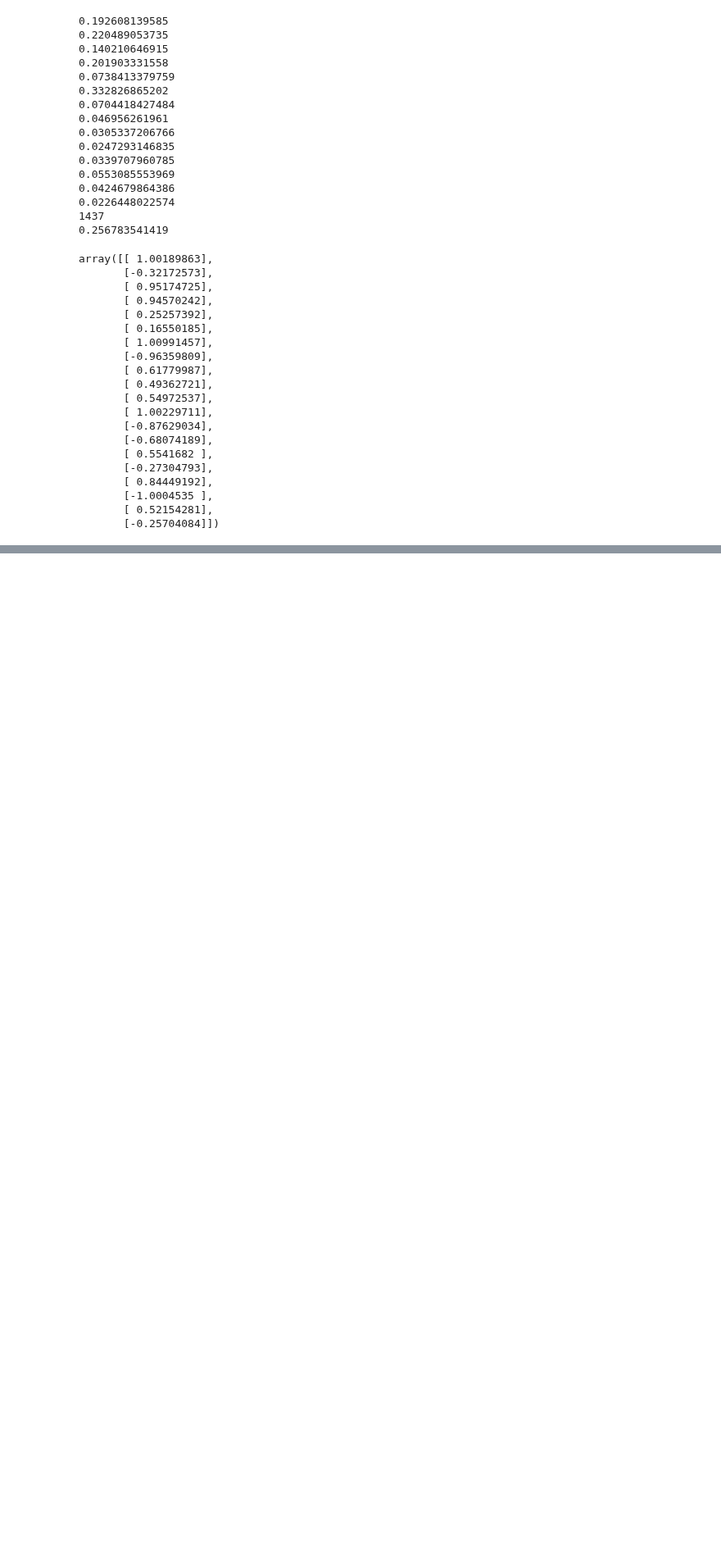
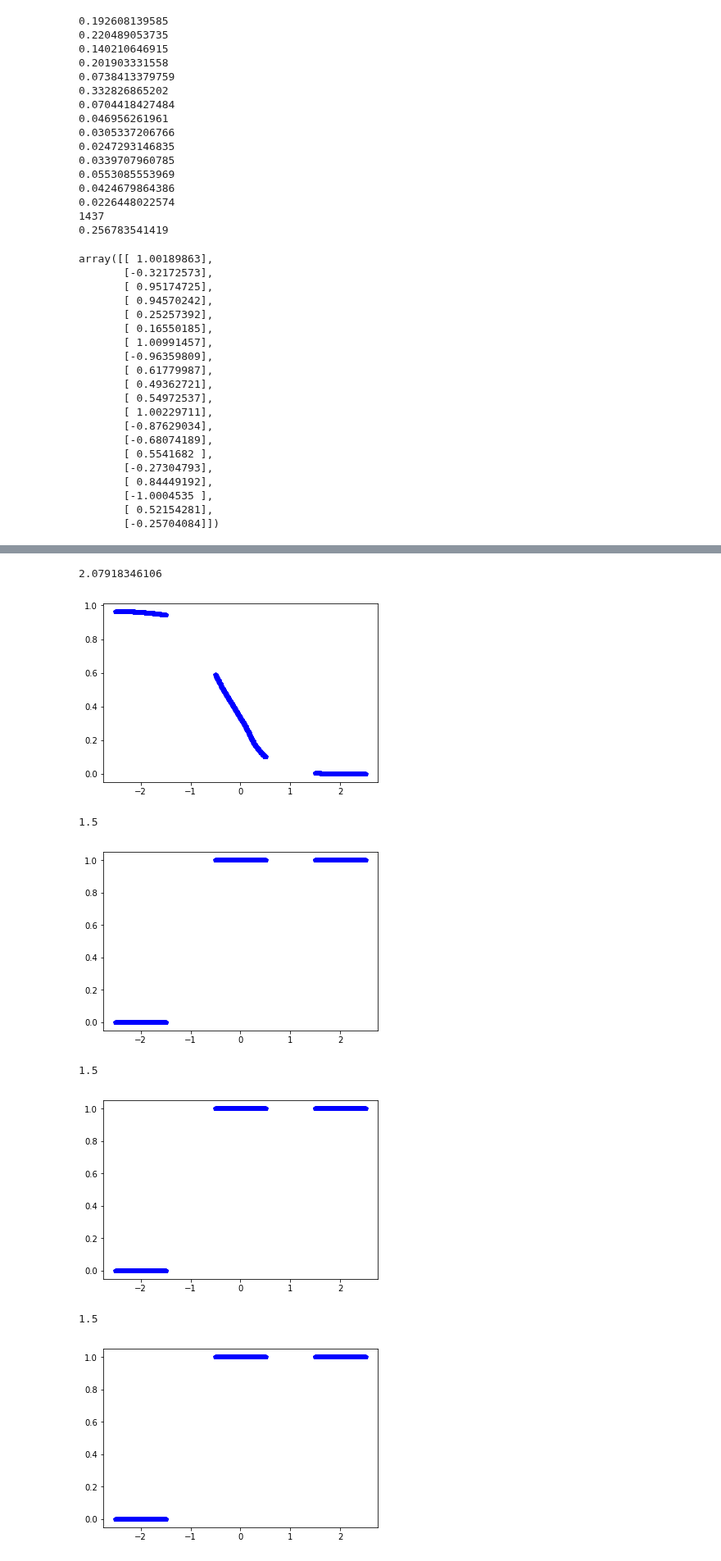
Before and after one commit to Dogiko/Machine-Learning, a Jupyter notebook: Neural-Network.ipynb, the cells around one changed output, grey strips where cells are left out. Shown at 82% size. Cells and saved outputs as stored; diff of their text form; code cells hidden in the pictures; blank space fills up the shorter version.

Commit message:
use refine and add nueron to find good result of training for a simple example

```diff
--- a/Neural-Network.ipynb
+++ b/Neural-Network.ipynb
@@ -483,0 +498,46 @@ plt.show()
+# %%
+X = np.zeros((303))
+for t in range(3):
+    X[101*t:101*(t+1)] = (np.arange(101)-250+(200*t))*0.01
+Y = 1.*(np.arange(303) >= 101) * (np.arange(303) < 202)
+X = X.reshape(X.shape + (1,))
+Y = Y.reshape(Y.shape + (1,))
+
+NN = DogikoLearn()
+NN.rs_extend_regularizer(0.02,2.)
+NN.set_training_data(X, Y)
+NN.set_validating_data(X, Y)
+NN.add_layer(Layer(20,Selu()))
+NN.add_layer(Layer(1,Sigmoid()))
+NN.build()
+
+NN.prediction(X)
+print(NN.validate())
+plt.plot(NN.px.T, NN.py.T, "bp")
+plt.show()
+
+while NN.validate() >0.1:
+    for t in range(20):
+        NN.ly[0].w.add_row(6*np.random.rand((1))-3.)
+        NN.ly[0].b.add_row(6*np.random.rand((1))-3.)
+        NN.ly[1].w.add_column(6*np.random.rand((NN.ly[1].nn))-3.)
+        NN.ly[0].nn += 1
+
+    for t in range(10000):
+        NN.batch_fit(X,Y,step=0.01, descent_method="Rprop")
+        if NN.max_cs < 0.005:
+            break
+    NN.neuron_refined(0,0.01)
+    print(NN.validate())
+
+    plt.plot(NN.px.T, NN.py.T, "bp")
+    plt.show()
+# %% [output]
+2.07918346106
+[figure, added]
+1.5
+[figure, added]
+1.5
+[figure, added]
+1.5
+[figure, added]
```
Also changed, not shown: parts of 10 cells of this notebook.
